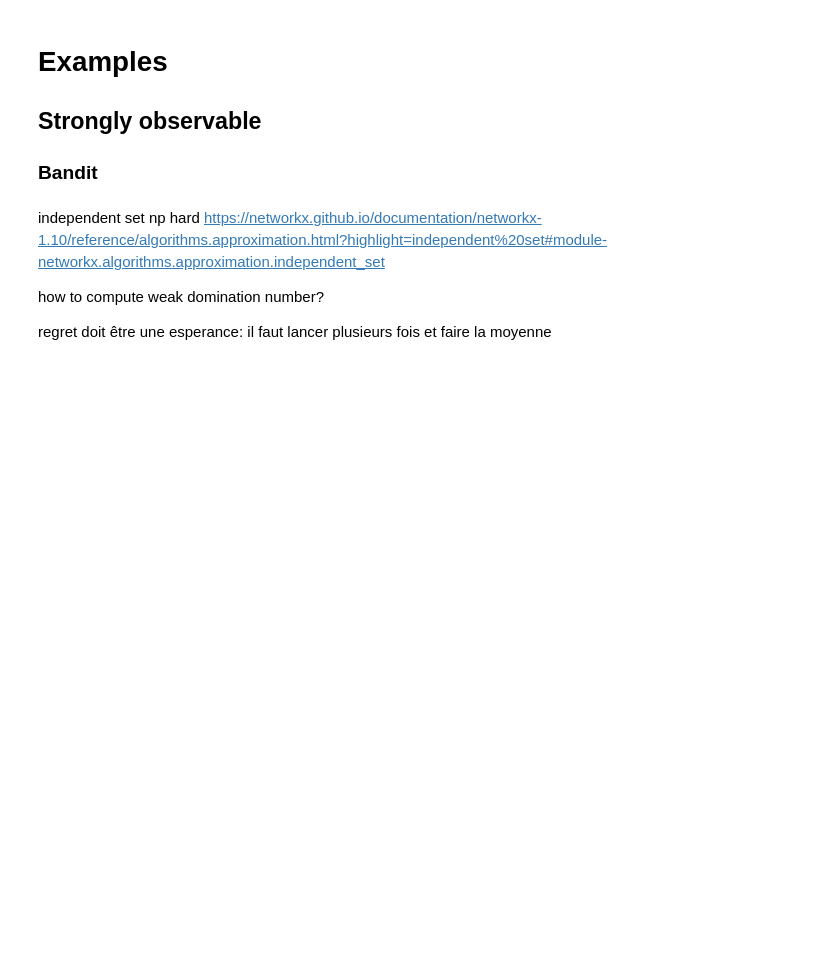
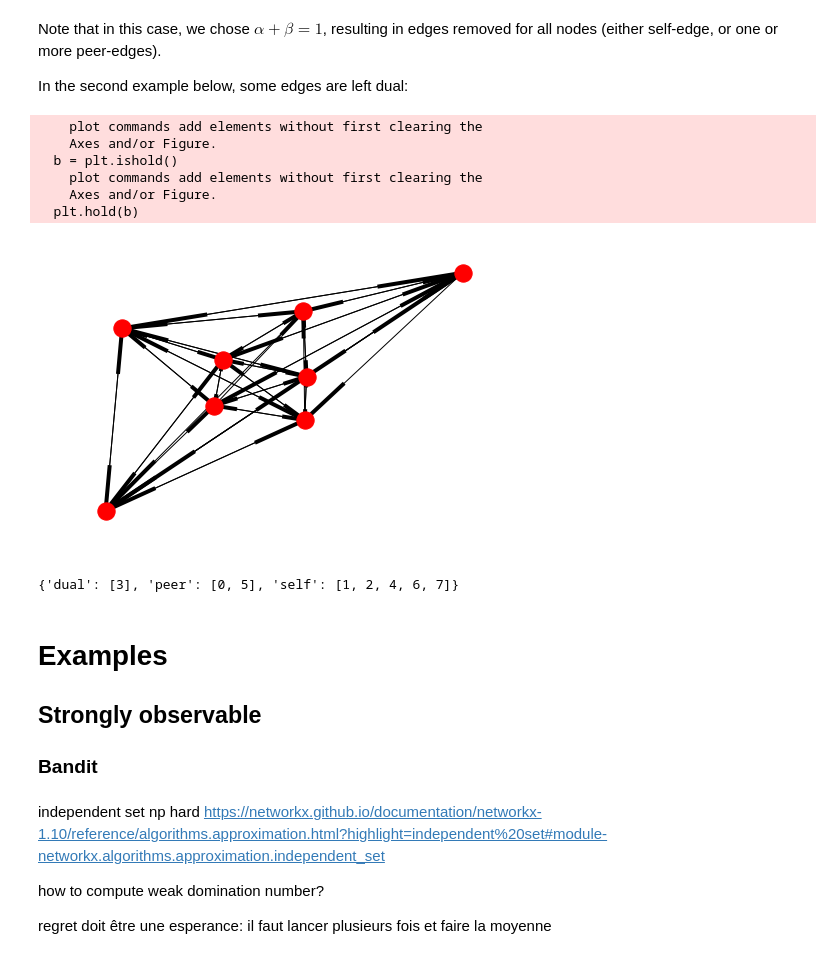
Before and after one commit to funboarder13920/GML-Project, a Jupyter notebook: EXP3.ipynb, the cells around one changed output. Saved outputs shown, nothing was run; the diff lists cells and outputs as text; code cells hidden in the pictures; blank space fills up the shorter version.

```diff
--- a/EXP3.ipynb
+++ b/EXP3.ipynb
@@ -44,3 +99,27 @@ obsGraph.strong_nodes(H)
+# %% [markdown]
+Note that in this case, we chose $\alpha + \beta = 1$, resulting in edges removed for all nodes (either self-edge, or one or more peer-edges).
+
+In the second example below, some edges are left dual:
+# %%
+alpha2 = 0.4
+beta2 = 0.3
+n_nodes = 8
+H2 = obsGraph.strong_obs_graph(n_nodes, alpha2, beta2)
+nx.draw(H2)  # networkx draw()
+plt.draw()
+plt.show()
+write_dot(H2,'strong2.dot')
+obsGraph.observability_type(H2)
+obsGraph.strong_nodes(H2)
+# %% [output]
+    plot commands add elements without first clearing the
+    Axes and/or Figure.
+  b = plt.ishold()
+    plot commands add elements without first clearing the
+    Axes and/or Figure.
+  plt.hold(b)
+[figure, added]
+{'dual': [3], 'peer': [0, 5], 'self': [1, 2, 4, 6, 7]}
 # %% [markdown]
 # Examples
 ## Strongly observable
```
Also changed, not shown: parts of 15 cells of this notebook, 7 other files.
